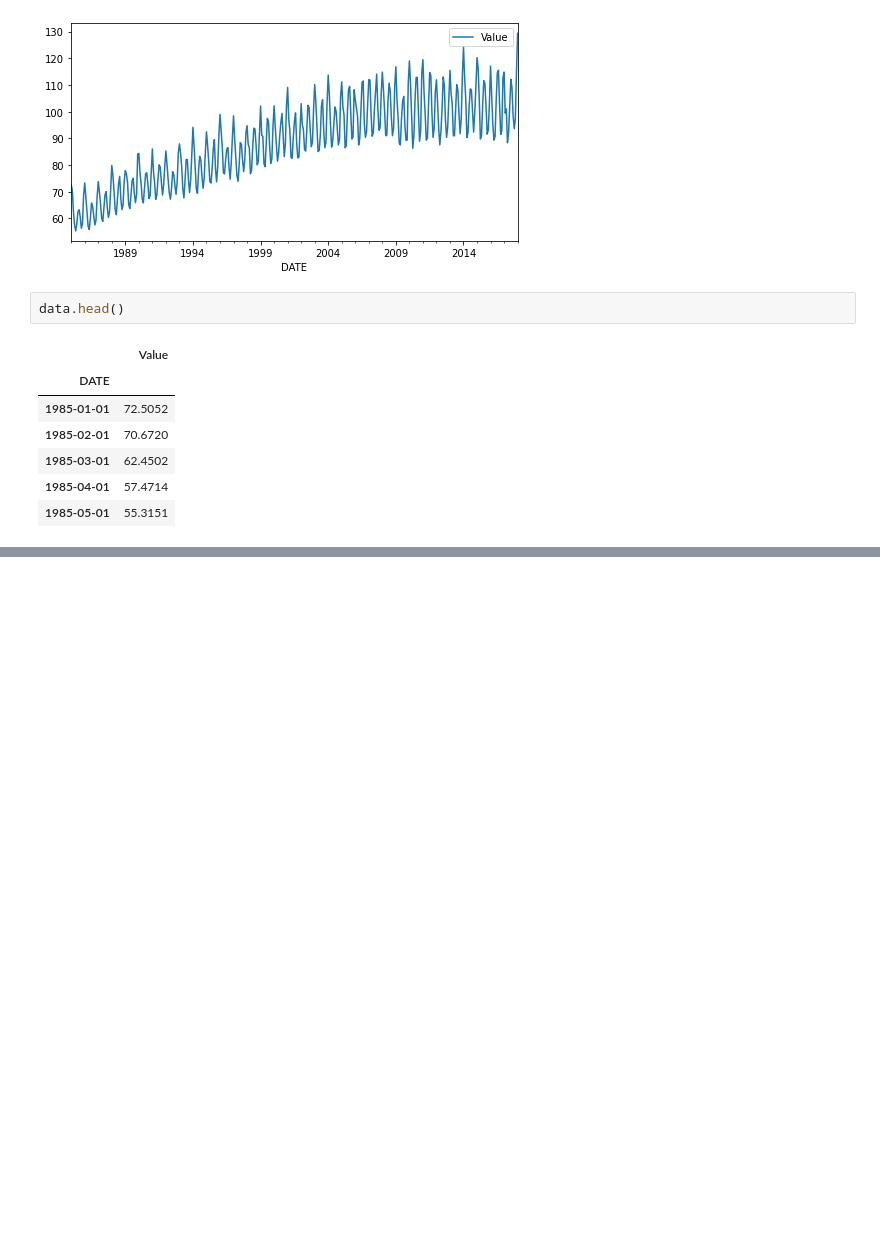
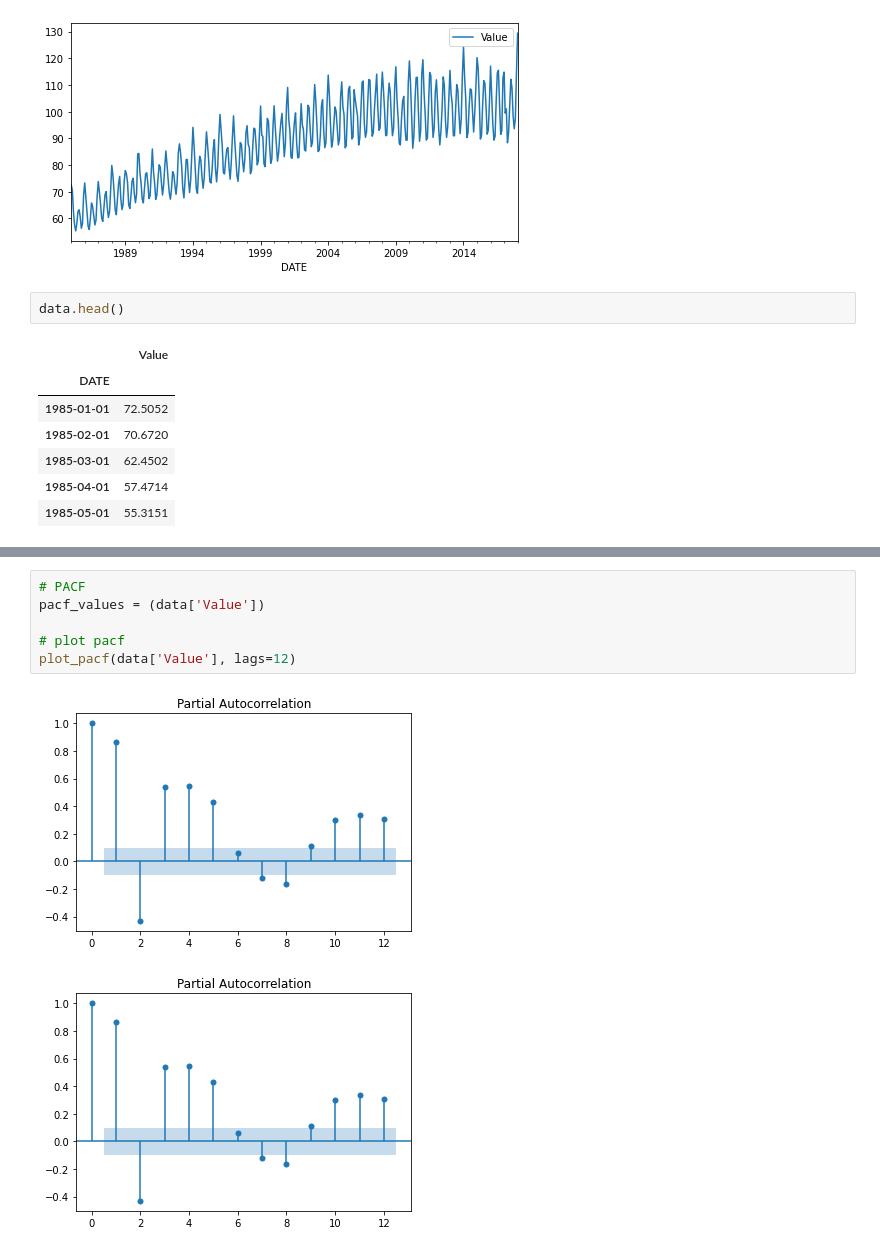
Before and after one commit to t-m-d-k/TSA, a Jupyter notebook: ACF-PACF.ipynb, the cells around one changed output, grey strips where cells are left out. Saved outputs shown, nothing was run; the diff lists cells and outputs as text; blank space fills up the shorter version.

```diff
--- a/ACF-PACF.ipynb
+++ b/ACF-PACF.ipynb
@@ -22,0 +31,9 @@ data.head()
+# %%
+# PACF
+pacf_values = (data['Value'])
+
+# plot pacf
+plot_pacf(data['Value'], lags=12)
+# %% [output]
+[figure, added]
+[figure, added]
```
Also changed, not shown: parts of 1 cell of this notebook.
